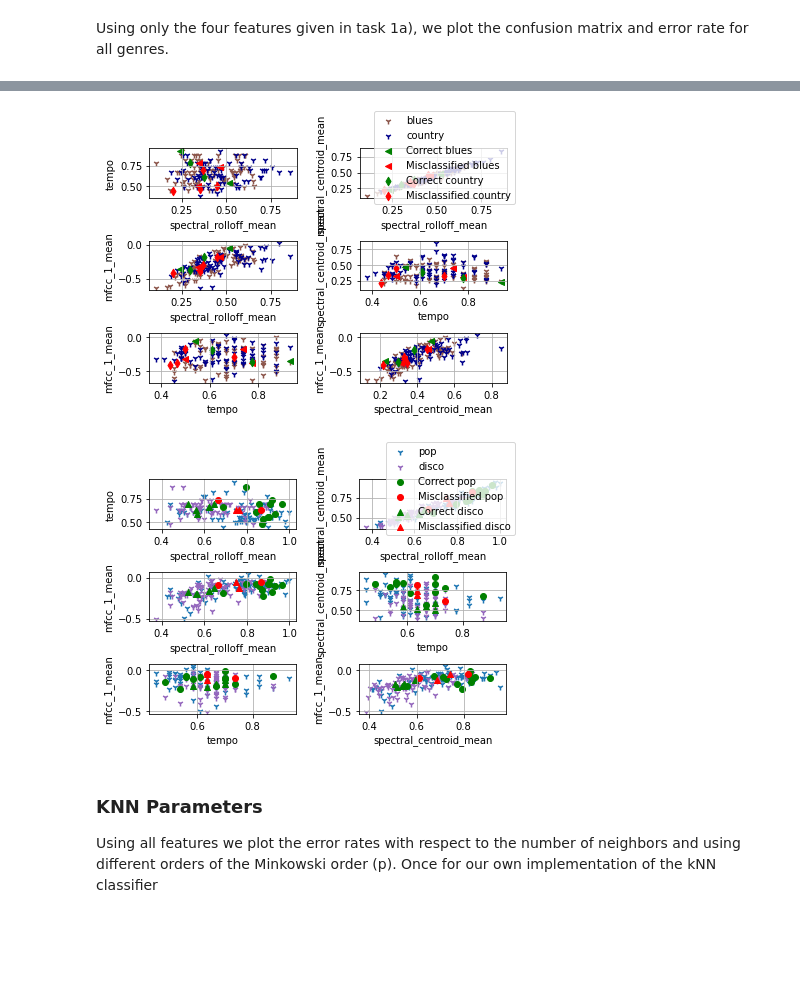
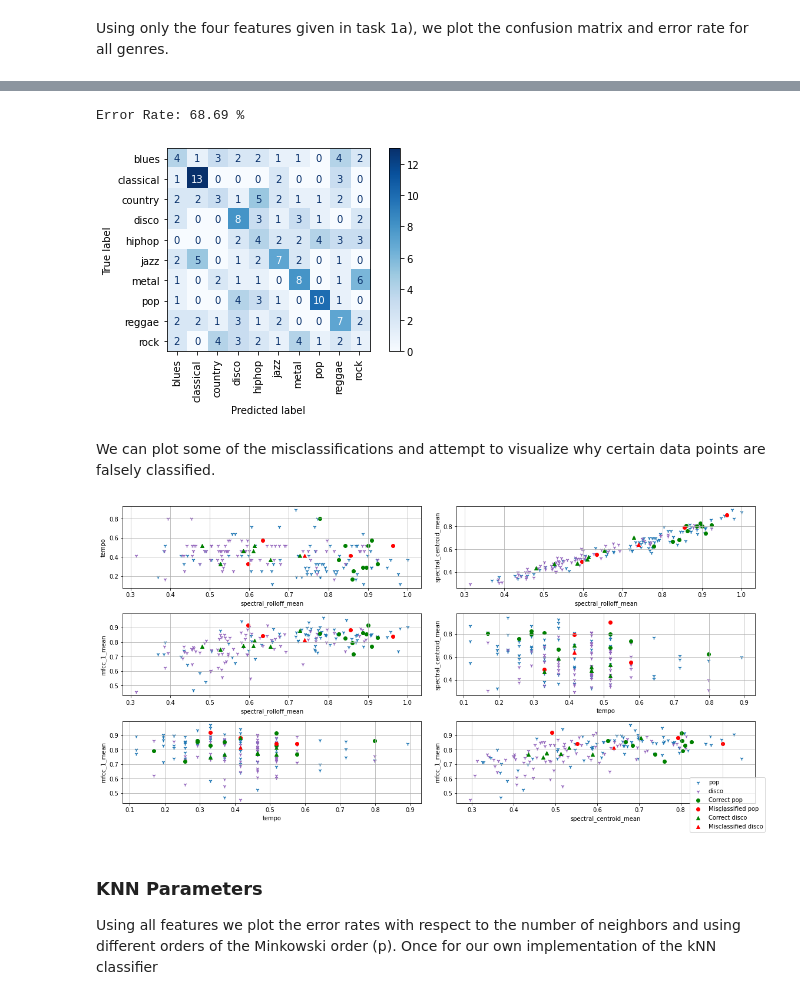
Before and after one commit to nicbres/ttt4275-music-classification, a Jupyter notebook: run.ipynb, the cells around one changed output, grey strips where cells are left out. Saved outputs shown, nothing was run; the diff lists cells and outputs as text; code cells hidden in the pictures; blank space fills up the shorter version.

```diff
--- a/run.ipynb
+++ b/run.ipynb
@@ -37,9 +21,13 @@ Using only the four features given in task 1a), we plot the confusion matrix and
 k = 5
 features_task_1 = ["spectral_rolloff_mean", "tempo", "spectral_centroid_mean", "mfcc_1_mean"]
 
+data_version = source.data_handling.GENRE_CLASS_DATA_30S
+data_frame = source.data_handling.read_genre_class_data(data_version)
+
 training_data, test_data = source.data_handling.prepare_data(
-    data_frame=scaled_data_frame,
+    data_frame=data_frame,
     features=features_task_1,
+    scaler=sklearn.preprocessing.MinMaxScaler(),
 )
 
 classifier = source.diy_classifiers.kNN(k=5, p=2)
@@ -48,5 +36,11 @@ y_pred_task1 = classifier.predict(test_data.x)
 
 y_true_task1 = test_data.y
 
-source.plotting.confusion_matrix(y_true_task1, y_pred_task1)
+error_rate = source.descriptive_statistics.classifier_error_rate(
+    predicted_genres=y_pred_task1,
+    actual_genres=y_true_task1,
+)
+print(f"Error Rate: {error_rate:.2f} %")
+
+source.plotting.confusion_matrix(y_true_task1, y_pred_task1, colorbar=True, cmap="Blues")
 # %% [output]
@@ -57,10 +51,23 @@ Good contenders are blues vs. country and pop vs. disco as they both have a tota
+# %%
+classifier = sklearn.neighbors.KNeighborsClassifier(n_neighbors=k, p=2)
+classifier.fit(X=training_data.x, y=training_data.y)
+y_pred_task1_ref = classifier.predict(test_data.x)
+y_true_task1_ref = test_data.y
+
+error_rate = source.descriptive_statistics.classifier_error_rate(
+    predicted_genres=y_pred_task1_ref,
+    actual_genres=y_true_task1_ref,
+)
+print(f"Error Rate: {error_rate:.2f} %")
+
+source.plotting.confusion_matrix(y_true_task1, y_pred_task1, colorbar=True, cmap="Blues")
+# %% [output]
+Error Rate: 68.69 %
+[figure, added]
+# %% [markdown]
+We can plot some of the misclassifications and attempt to visualize why certain data points are falsely classified.
 # %%
-import copy
-
-genre_combos = [
-    ["blues", "country"],
-    ["pop", "disco"],
-]
+genre_combos = [["pop", "disco"]]
 
 def apply_indices_to_dataset(
     data_set,
@@ -73,35 +80,35 @@ def apply_indices_to_dataset(
     return data_set
 
 for combo in genre_combos:
     # Filter out all indices that should be either of the two genres and are classified
     # as either of the two given genres
     train_genre_indices = np.flatnonzero(
         np.array(training_data.data_frame["Genre"] == combo[0])
         + np.array(training_data.data_frame["Genre"] == combo[1])
     )
     test_genre_indices = np.flatnonzero(
         np.array(test_data.data_frame["Genre"] == combo[0])
         + np.array(test_data.data_frame["Genre"] == combo[1])
     )
 
     result_indices = np.flatnonzero((y_pred_task1 == combo[0]) + (y_pred_task1 == combo[1]))
     test_indices = list(filter(lambda x: x in test_genre_indices, result_indices))
 
     train_data_copy = copy.deepcopy(training_data)
     test_data_copy = copy.deepcopy(test_data)
 
+    display()
     # Plot the training data for the two given genres and plot the data points
     # from the test data and if they were correctly / falsely classified
     source.plotting.misclassifications_scatter_plot(
         training_data=apply_indices_to_dataset(train_data_copy, train_genre_indices),
         test_data=apply_indices_to_dataset(test_data_copy, test_indices),
         predicted_genres=y_pred_task1[test_indices],
         features=features_task_1,
         genres=combo,
     )
 # %% [output]
-[figure, old version]
+[figure, new version]
-[figure, removed]
 # %% [markdown]
 ### KNN Parameters
 Using all features we plot the error rates with respect to the number of neighbors and using different orders of the Minkowski order (p).
```
Also changed, not shown: parts of 31 cells of this notebook, 6 other files.
